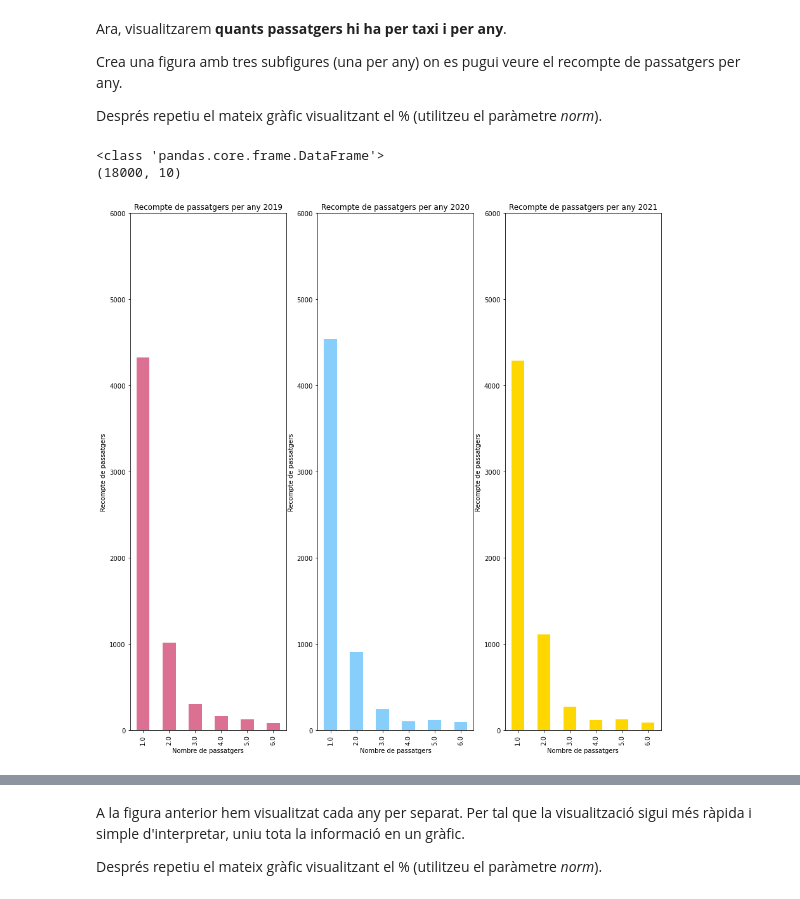
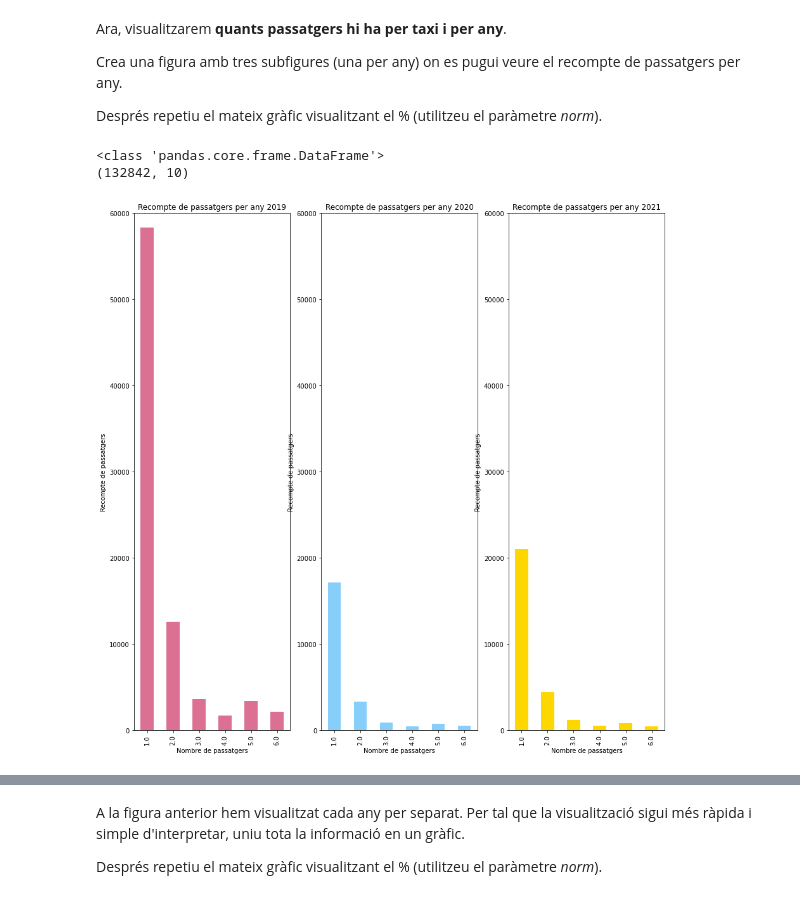
Before and after one commit to junjielyu13/Junior-Fall-Missions, a Jupyter notebook: TallerNousUsos/Practica/TNUI_P1/AssignmentCode - Lia.ipynb, the cells around one changed output, grey strips where cells are left out. Drawn from its saved outputs; the diff is of its cells as text; code cells hidden in the pictures.

```diff
--- a/TallerNousUsos/Practica/TNUI_P1/AssignmentCode - Lia.ipynb
+++ b/TallerNousUsos/Practica/TNUI_P1/AssignmentCode - Lia.ipynb
@@ -123,7 +123,11 @@ def clean_data(data, year, month, sampling = 1000):
     # Eliminem totes aquelles files que continguin informació corrupta:
 
     # només agafarem les columnes necessàries
+
     netejada = data[required_data]
+
+    if sampling != 0:
+        netejada = netejada[::sampling]
 
     # La recollida és després que la finalització del trajecte.
     netejada = netejada[netejada['tpep_dropoff_datetime'] > netejada['tpep_pickup_datetime']]
@@ -140,20 +144,20 @@ def clean_data(data, year, month, sampling = 1000):
 
     # eliminar els de amb 0 passatgers
     condicio = netejada['passenger_count'] > 0
+    condicio2 = netejada['passenger_count'] <= 9
     netejada = netejada[condicio]
 
     # Viatges molts llargs o molt curts
     viatges_valids = netejada['trip_distance'] > 0
-    netejada = netejada[viatges_valids]
+    viatges_no_llargs = netejada['trip_distance'] < 100
+    netejada = netejada[viatges_valids & viatges_no_llargs]
 
     # pagaments negatius
     pagats = netejada['total_amount'] > 0
     netejada = netejada[pagats]
 
-    # sampleig de dades si cal
-    if sampling != 0:
-        return (netejada.drop_duplicates()).head(sampling)
-    return netejada.drop_duplicates()
+    netejada.drop_duplicates()
+    return netejada
 # %% [markdown]
 A la funció *post_processing* podeu afegir tota aquesta informació que necessiteu sobre les dades per tal de dur a terme l'exploració necessària.
 # %%
@@ -170,7 +174,7 @@ Crea un nou dataset que contingui tota la informació dels anys: 2019, 2020, 202
 
 Recordeu que per tal de reduir la memòria necessària, podeu agafar un subsample de dades.
 # %%
-df = pd.concat([clean_data(load_table(year, month), year, month,0) for year in tqdm(YEARS) for month in tqdm(range(1, 13), leave = False)])
+df = pd.concat([clean_data(load_table(year, month), year, month,1000) for year in tqdm(YEARS) for month in tqdm(range(1, 13), leave = False)])
 # %%
 df = post_processing(df)
 df.shape
@@ -219,11 +223,6 @@ bar_plot(df, 'year', 'Any', 'Quanitat de viatges', 'Quanitat de viatges per any'
 # %% [markdown]
 > ANSWER: En un principi, no. Veurem que la quantitat de viatges és la mateixa pels 3 anys, això és degut al sampleig que hem fet en la funció de clean_data és a dir, que la quantitat de viatges sempre serà 1000 x 12 = 12000 per cada any. Llavors per poder veure la diferència real hauriem d'eliminar aquest sampleig quan fem la concatenació.
 Per agilitzar els càlculs i reduir el temps de còmput en els següents exercicis, farem un sampleig de dades.
-# %%
-# fem sampleig de 500 dades
-df = pd.concat([clean_data(load_table(year, month), year, month,500) for year in tqdm(YEARS) for month in tqdm(range(1, 13), leave = False)])
-# %%
-df = post_processing(df)
 # %% [markdown]
 Ara, visualitzarem **quants passatgers hi ha per taxi i per any**.
 
@@ -235,7 +234,7 @@ print(type(df))
 print(df.shape)
 # %% [output]
 <class 'pandas.core.frame.DataFrame'>
-(18000, 10)
+(132842, 10)
 # %%
 def bars_plot(bars, column, xlabel, ylabel, title, ylim, norm):
     """
@@ -279,10 +278,10 @@ def passengers_taxi_year(df, ylim, xlabel, ylabel, title, norm = False):
     # mostrem els diagrames de barres
     bars_plot(bars, 'passenger_count', xlabel, ylabel, title, ylim, norm)
 # %%
-passengers_taxi_year(df, (0, 6000), 'Nombre de passatgers', 'Recompte de passatgers', 'Recompte de passatgers per any')
+passengers_taxi_year(df, (0, 60000), 'Nombre de passatgers', 'Recompte de passatgers', 'Recompte de passatgers per any')
 # NOTA: el paràmetre original per posar límits a l'eix y era: (0,60000), com que hem fet sampleig de dades, l'hem posada a 6000
 # %% [output]
-[figure, old version]
+[figure, new version]
 # %%
 passengers_taxi_year(df, (0, 0.8), 'Nombre de passatgers', '%', '% de passatgers per any', norm = True)
 # %% [output]
```
Also changed, not shown: parts of 15 cells of this notebook.
